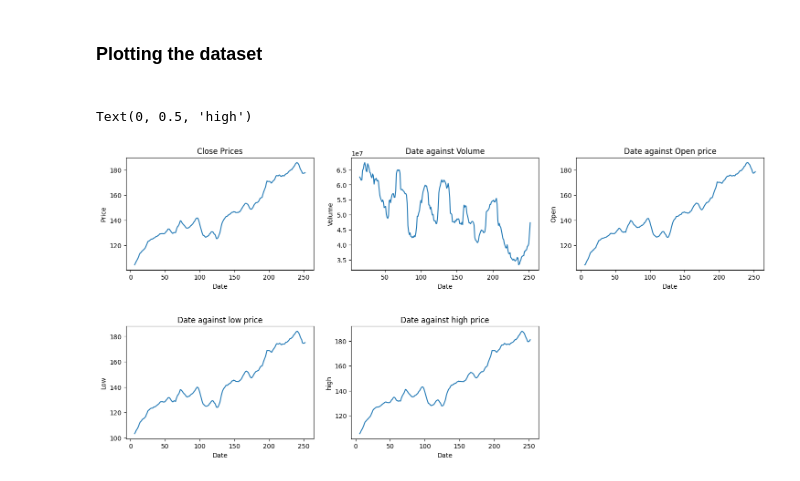
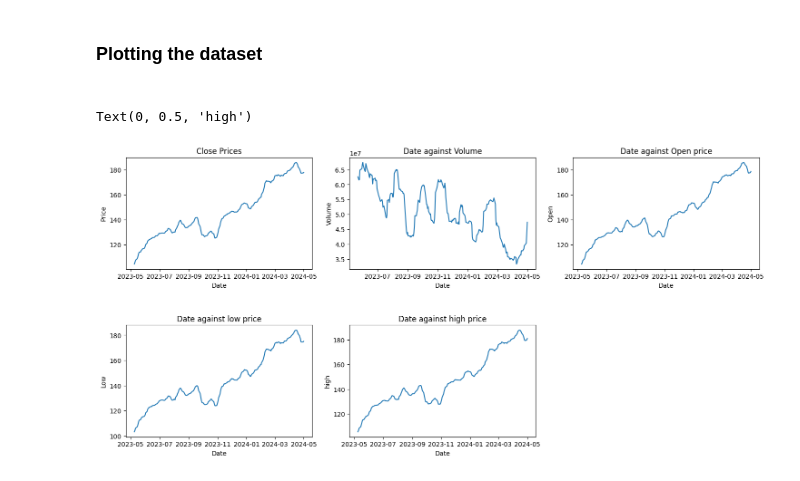
Before and after one commit to perviz822/amazon_stock_price_predictor, a Jupyter notebook: using_arima.ipynb, the cells around one changed output. Saved outputs shown, nothing was run; the diff lists cells and outputs as text; code cells hidden in the pictures.

```diff
--- a/using_arima.ipynb
+++ b/using_arima.ipynb
@@ -26,9 +26,8 @@ df['SMA_7_high'] = df['High'].rolling(window=7).mean()
 # %% [markdown]
 <h3> Plotting the dataset <h3>
 # %%
-
-log_df =  df.drop('Date',axis=1)
-log_df =  np.log(log_df)
+df['Date'] = py.to_datetime(df['Date'])
+df.set_index(['Date'],inplace=True)
 
 # Initialize one large figure to hold all subplots
 plt.figure(figsize=(18, 8))  # Adjust overall figure size
@@ -37,7 +36,7 @@ plt.subplots_adjust(hspace=0.5)
 
 
 plt.subplot(2, 3, 1)  # 2 rows, 3 columns, position 1
-plt.plot(log_df.index, df['SMA_7'])
+plt.plot(df.index, df['SMA_7'])
 plt.title('Close Prices')
 plt.xlabel('Date')
 plt.ylabel('Price')
@@ -45,36 +44,36 @@ plt.ylabel('Price')
 
 
 plt.subplot(2, 3, 2)  # 2 rows, 3 columns, position 1
-plt.plot(log_df.index, df['SMA_7_volume'])
+plt.plot(df.index, df['SMA_7_volume'])
 plt.title('Date against Volume')
 plt.xlabel('Date')
 plt.ylabel('Volume')
 
 
 
 
 plt.subplot(2, 3, 3)  # 2 rows, 3 columns, position 1
-plt.plot(log_df.index, df['SMA_7_open'])
+plt.plot(df.index, df['SMA_7_open'])
 plt.title('Date against Open price')
 plt.xlabel('Date')
 plt.ylabel('Open')
 
 
 
 plt.subplot(2, 3, 4)  # 2 rows, 3 columns, position 1
-plt.plot(log_df.index, df['SMA_7_low'])
+plt.plot(df.index, df['SMA_7_low'])
 plt.title('Date against low price')
 plt.xlabel('Date')
 plt.ylabel('Low')
 
 
 
 
 plt.subplot(2, 3, 5)  # 2 rows, 3 columns, position 1
-plt.plot(log_df.index, df['SMA_7_high'])
+plt.plot(df.index, df['SMA_7_high'])
 plt.title('Date against high price')
 plt.xlabel('Date')
 plt.ylabel('high')
 # %% [output]
 Text(0, 0.5, 'high')
-[figure, old version]
+[figure, new version]
```
Also changed, not shown: parts of 3 cells of this notebook, 4 other files.
